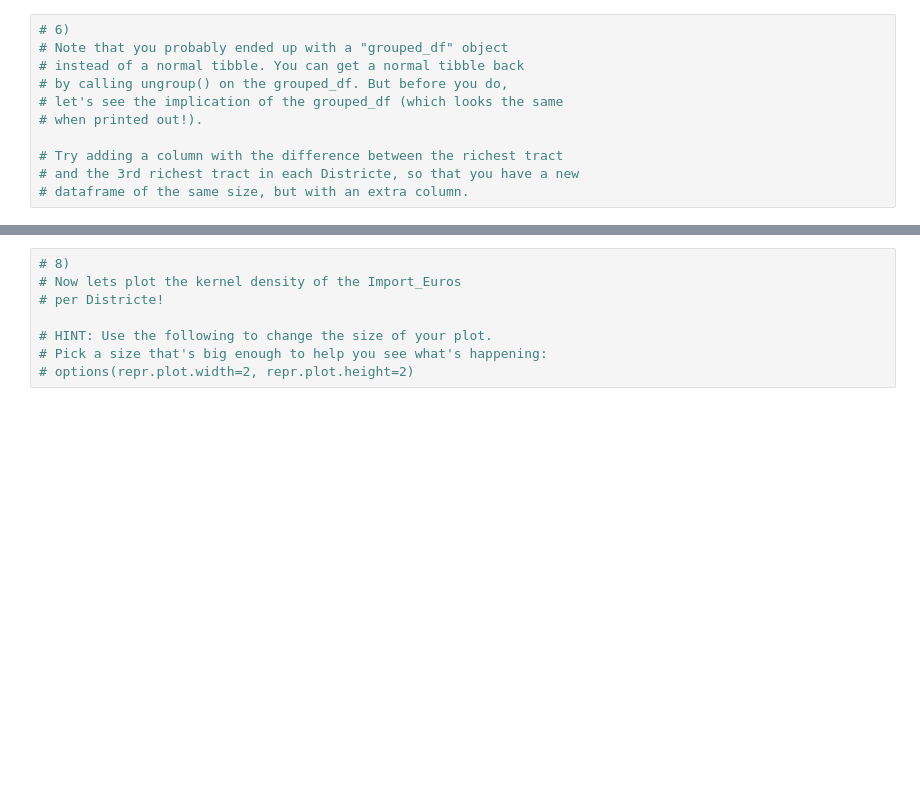
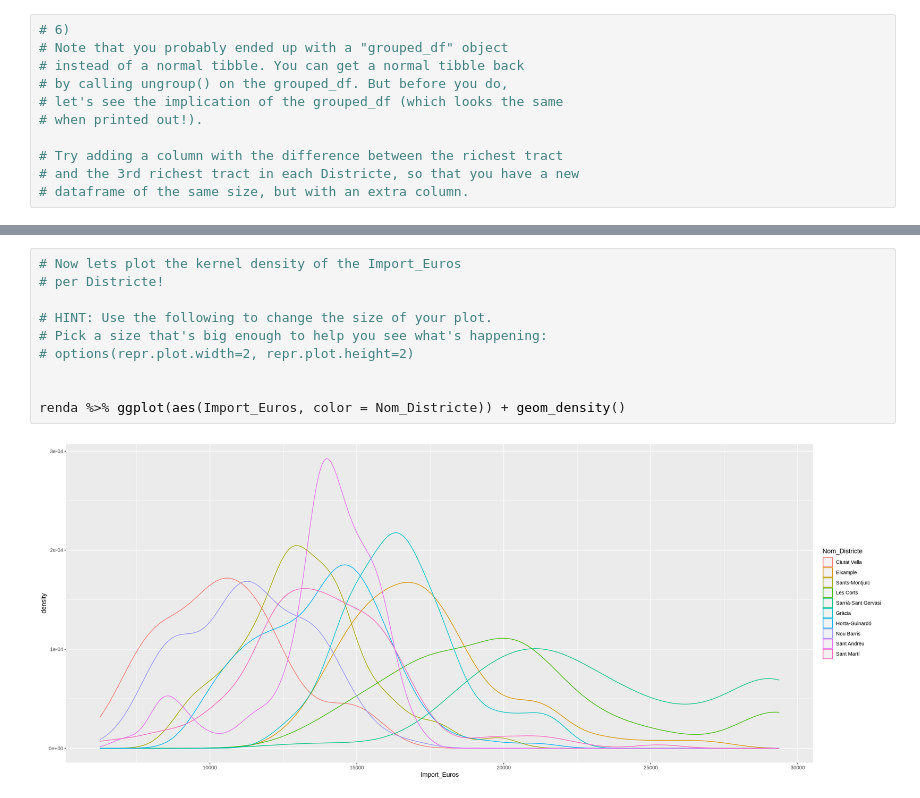
Before and after one commit to nandans-summer-camp/r-tidyverse, a Jupyter notebook: exercises.ipynb, the cells around one changed output, grey strips where cells are left out. Cells and saved outputs as stored; diff of their text form; blank space fills up the shorter version.

```diff
--- a/exercises.ipynb
+++ b/exercises.ipynb
@@ -65,9 +139,13 @@ library(tidyverse)
 # %%
-# 8)
 # Now lets plot the kernel density of the Import_Euros
 # per Districte!
 
 # HINT: Use the following to change the size of your plot.
 # Pick a size that's big enough to help you see what's happening:
 # options(repr.plot.width=2, repr.plot.height=2)
+
+
+renda %>% ggplot(aes(Import_Euros, color = Nom_Districte)) + geom_density()
+# %% [output]
+[figure, added]
 # %%
```
Also changed, not shown: parts of 8 cells of this notebook.
